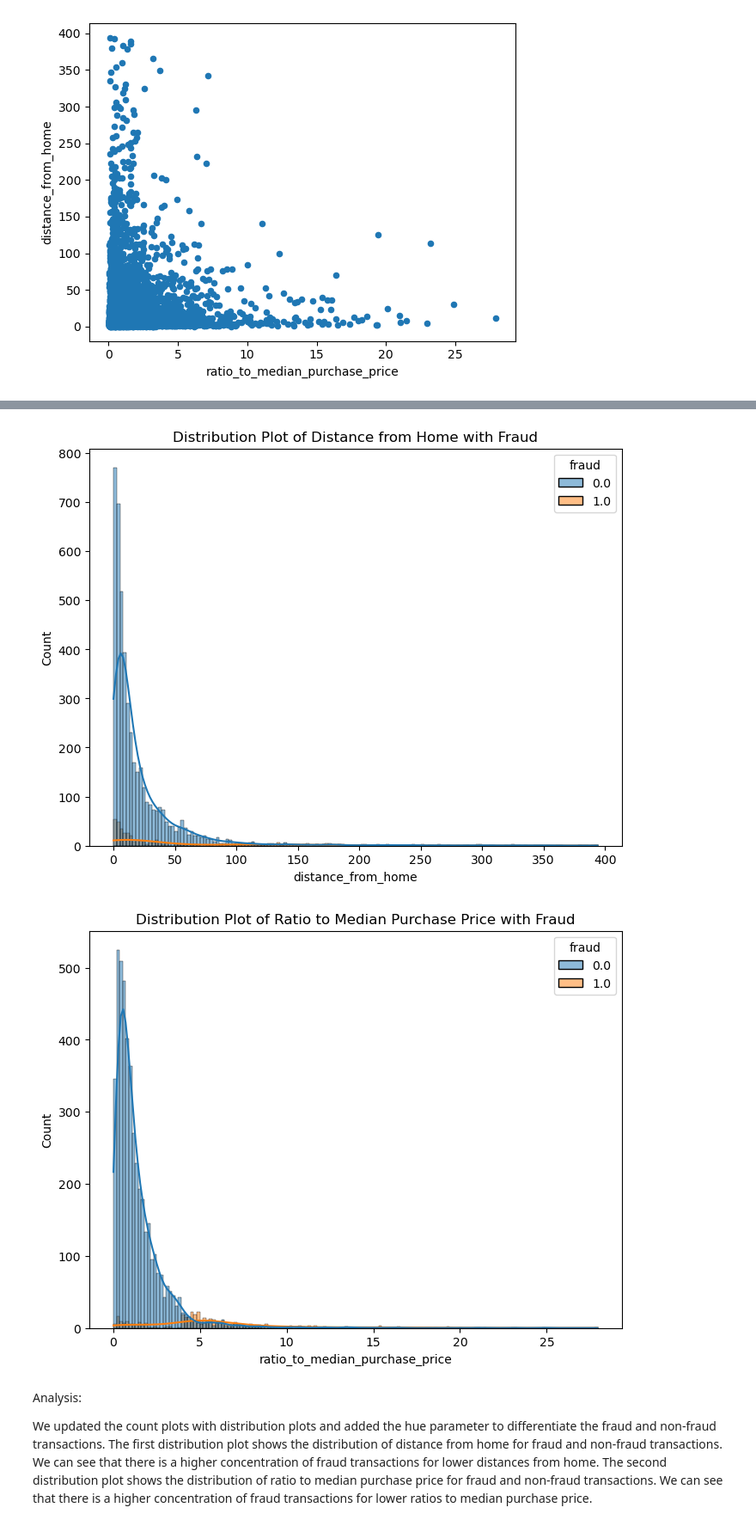
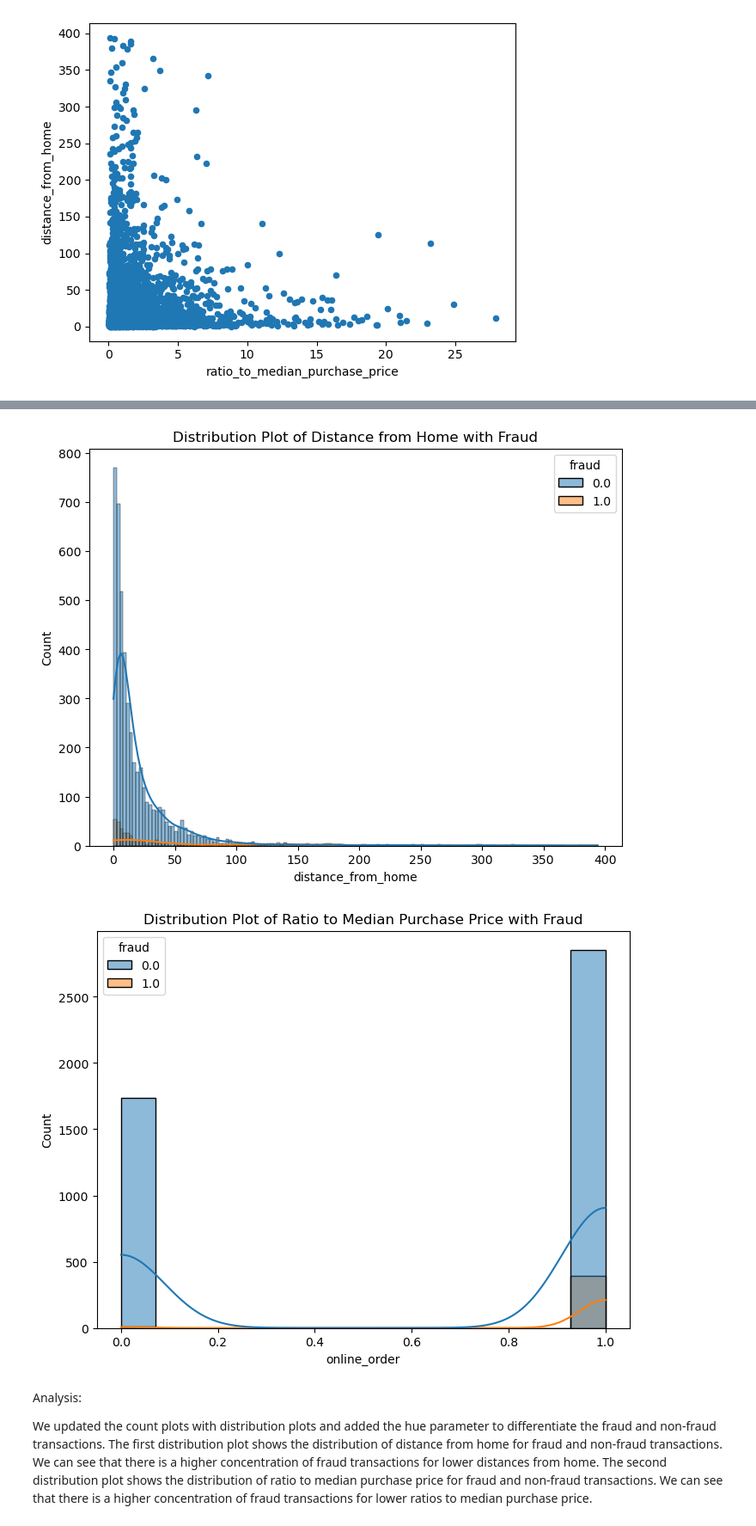
Before and after one commit to KarimKhalil33/CreditCard-Fraud-Data-Analysis, a Jupyter notebook: analysis/analysis2.ipynb, the cells around one changed output, grey strips where cells are left out. Shown: that part at 86% size. Drawn from its saved outputs; the diff is of its cells as text; code cells hidden in the pictures.

```diff
--- a/analysis/analysis2.ipynb
+++ b/analysis/analysis2.ipynb
@@ -148,18 +145,18 @@ Based on the feedback, we removed the binary columns with the assumption that th
 # %%
 # Distribution plot of distance from home with hue as fraud
 plt.figure(figsize=(8,6))
-sns.histplot(df, x="distance_from_home", hue="fraud", kde=True)
+sns.histplot(mydata, x="distance_from_home", hue="fraud", kde=True)
 plt.title('Distribution Plot of Distance from Home with Fraud')
 plt.show()
 
 # Distribution plot of ratio to median purchase price with hue as fraud
 plt.figure(figsize=(8,6))
-sns.histplot(df, x="ratio_to_median_purchase_price", hue="fraud", kde=True)
+sns.histplot(mydata, x="online_order", hue="fraud", kde=True)
 plt.title('Distribution Plot of Ratio to Median Purchase Price with Fraud')
 plt.show()
 # %% [output]
 [figure]
-[figure, old version]
+[figure, new version]
 # %% [markdown]
 Analysis:
 
```
Also changed, not shown: parts of 17 cells of this notebook.
